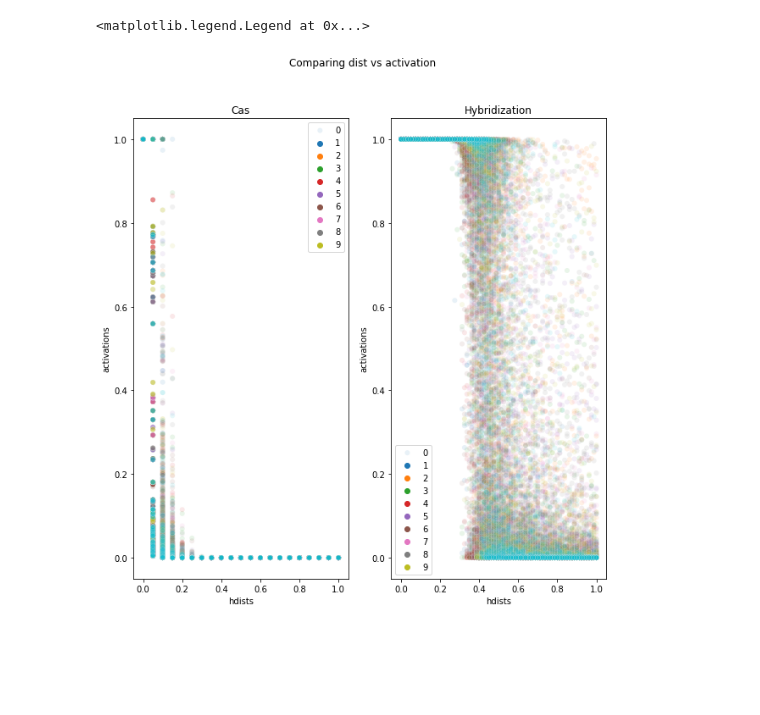
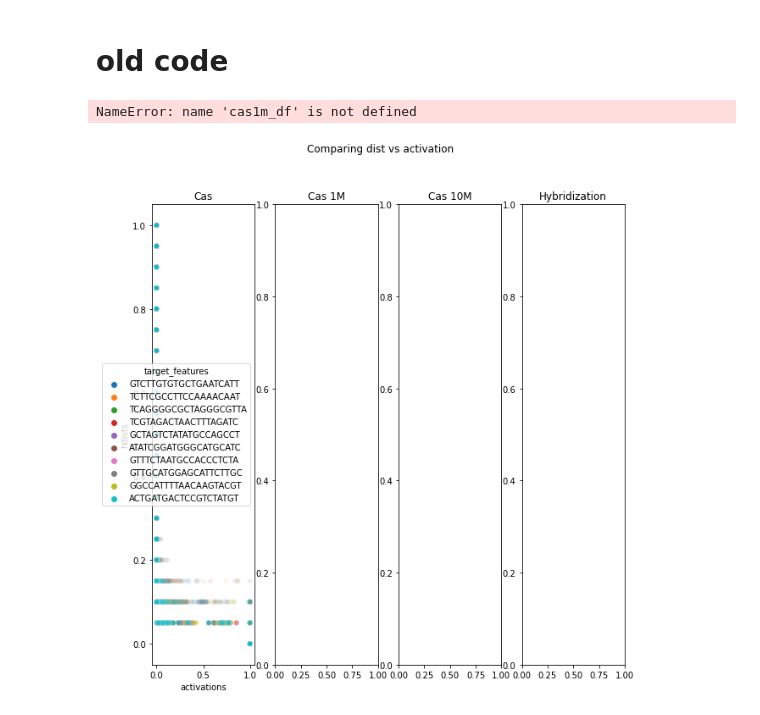
Before and after one commit to uwmisl/cas9-similarity-search, a Jupyter notebook: notebooks/00_analyzing_encoders/Analyzing_activations.ipynb, the cells around one changed output. Drawn from its saved outputs; the diff is of its cells as text; code cells hidden in the pictures; blank space fills up the shorter version.

Commit message:
analyzing cas9 vs hybridization, git lfs

```diff
--- a/notebooks/00_analyzing_encoders/Analyzing_activations.ipynb
+++ b/notebooks/00_analyzing_encoders/Analyzing_activations.ipynb
@@ -85,0 +134,28 @@ sns.histplot(ax=axes[1], x=hyb_df['edit_dist'])
+# %%
+# read in data
+
+cas_df = pd.read_hdf('/tf/primo/data/stats/lo_random_pairings_cas9.h5')
+# cas20x10k_df = pd.read_hdf('/tf/primo/data/stats/random_pairings_cas9_20x10k.h5')
+# cas50x10k_df = pd.read_hdf('/tf/primo/data/stats/random_pairings_cas9_50x10k.h5')
+# cas1m_df = pd.read_hdf('/tf/primo/data/stats/random_pairings_cas9_100x10k.h5')
+# cas10m_df = pd.read_hdf('/tf/primo/data/stats/random_pairings_cas9_1kx10k.h5')
+cas4sites_df = pd.read_hdf('/tf/primo/data/stats/random_pairings_cas9_4sites_10x10000.h5')
+hyb_df = pd.read_hdf('/tf/primo/data/stats/random_pairings_hybrid_10x10000.h5')
+hyb20_df = pd.read_hdf('/tf/primo/data/stats/random_pairings_hybrid20_10x10000.h5')
+
+# collect all dfs together to analyze
+dfs = {'cas_df': cas_df,
+#        'cas20x10k_df': cas20x10k_df,
+#        'cas50x10k_df': cas50x10k_df,
+#        'cas1m_df': cas1m_df,
+       'cas4sites_df': cas4sites_df,
+#        'cas10m_df': cas10m_df, 'hyb_df': hyb_df
+      'hyb_df': hyb_df,
+      'hyb20_df': hyb20_df}
+
+# clean up data frames
+for d in list(dfs.keys()):
+    # all entries must have unique indices for seaborn plotting
+    dfs[d].reset_index(inplace=True)
+    # add edit distance column, same as hdist but not normalized
+    dfs[d]['edit_distance'] = dfs[d].apply(lambda x: edit_distance(x.target_features, x.query_features), axis=1)
@@ -86,19 +350,25 @@ sns.histplot(ax=axes[1], x=hyb_df['edit_dist'])
+# %% [markdown]
+# old code
 # %%
 labels = [str(i) for i in range(10)]
-figure, axes = plt.subplots(1,2, sharex=False, figsize=(10,10))
+figure, axes = plt.subplots(1,4, sharex=False, figsize=(10,10))
 
 # titles
 figure.suptitle('Comparing dist vs activation')
 axes[0].set_title('Cas')
-axes[1].set_title('Hybridization')
+axes[1].set_title('Cas 1M')
+axes[2].set_title('Cas 10M')
+axes[3].set_title('Hybridization')
 
 # data
-sns.scatterplot(ax=axes[0], x=cas_df['hdists'], y=cas_df['activations'], hue=cas_df['target_features'], alpha=.1)
-sns.scatterplot(ax=axes[1], x=hyb_df['hdists'], y=hyb_df['activations'], hue=hyb_df['target_features'], alpha=.1)
+sns.scatterplot(ax=axes[0], y=cas_df['hdists'], x=cas_df['activations'], hue=cas_df['target_features'], alpha=.1)
+sns.scatterplot(ax=axes[1], y=cas1m_df['hdists'], x=cas1m_df['activations'], alpha=.1)
+sns.scatterplot(ax=axes[2], y=cas10m_df['hdists'], x=cas10m_df['activations'], alpha=.1)
+sns.scatterplot(ax=axes[3], y=hyb_df['hdists'], x=hyb_df['activations'], hue=hyb_df['target_features'], alpha=.1)
 
 # legend fiddling
 axes[0].legend(labels=labels)
-axes[1].legend(labels=labels)
+axes[3].legend(labels=labels)
 # %% [output]
-<matplotlib.legend.Legend at 0x...>
+NameError: name 'cas1m_df' is not defined
-[figure, old version]
+[figure, new version]
```
Also changed, not shown: parts of 25 cells of this notebook, 35 other files.
